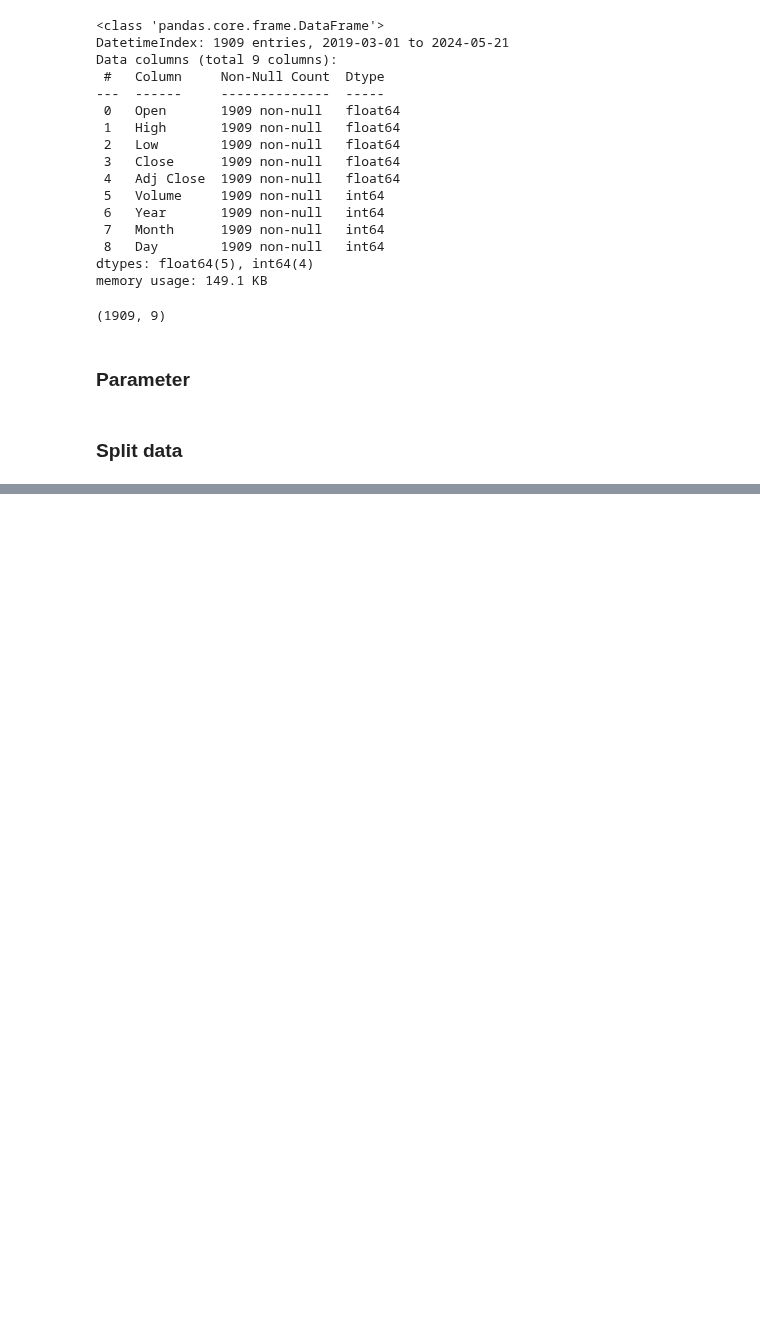
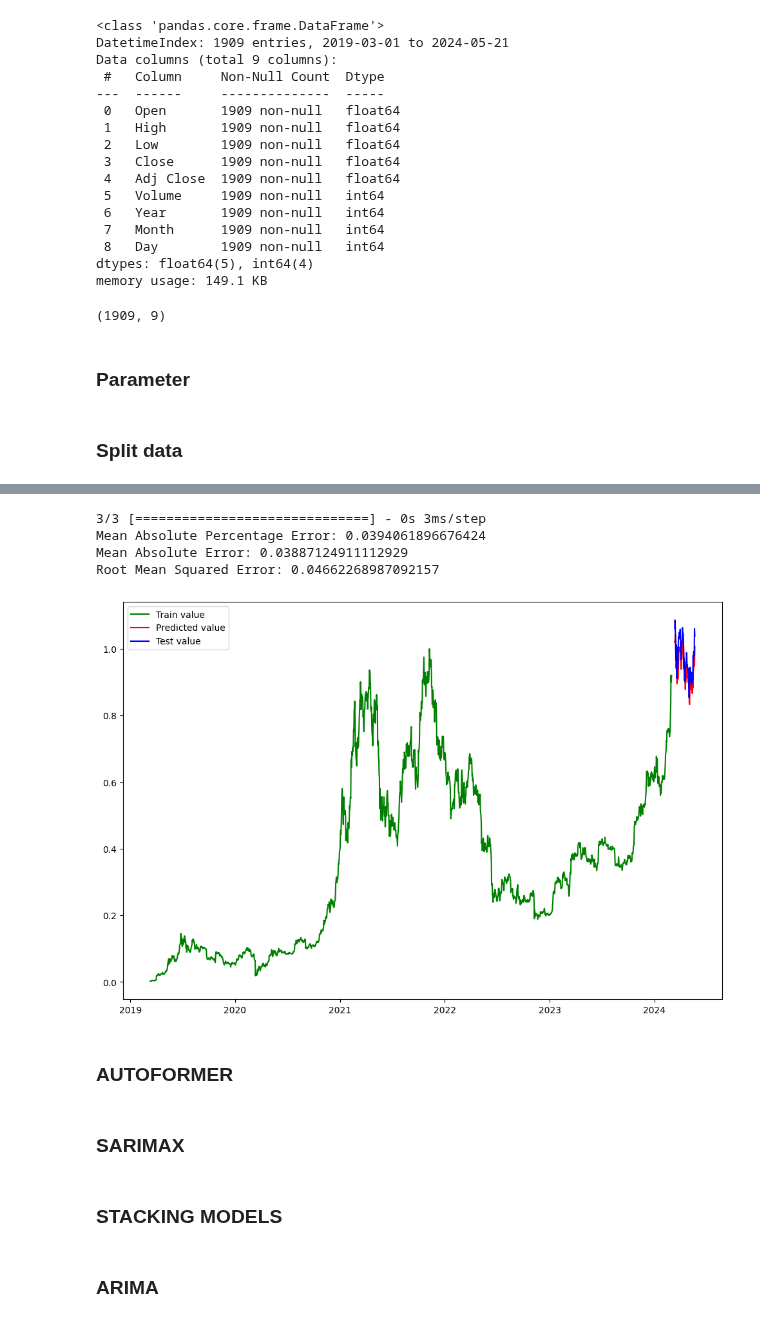
Before and after one commit to vmhoang1703/IS403-Project-Group13, a Jupyter notebook: Bitcoin/index.ipynb, the cells around one changed output, grey strips where cells are left out. Cells and saved outputs as stored; diff of their text form; code cells hidden in the pictures; blank space fills up the shorter version.

Commit message:
run lstm model

```diff
--- a/Bitcoin/index.ipynb
+++ b/Bitcoin/index.ipynb
@@ -208,0 +252,19 @@ def train_test_split(X, y,test_size, window_size=10 ):
+# %%
+def build_lstm_model(input_data, output_size, neurons=20, activ_func='linear',
+                     dropout=0.25, loss='mae', optimizer='adam'):
+    model = Sequential()
+
+    model.add(LSTM(neurons, input_shape=input_data.shape))
+    model.add(Dropout(dropout))
+    model.add(Dense(units=output_size))
+    model.add(Activation(activ_func))
+
+    model.compile(loss=loss, optimizer=optimizer)
+    return model
+# %%
+model_LSTM = build_lstm_model(
+    X_train, output_size=1, neurons=lstm_neurons, dropout=dropout, loss=loss,
+    optimizer=optimizer)
+# %%
+history = model_LSTM.fit(
+    X_train, y_train, epochs=epochs, batch_size=batch_size, verbose=1, shuffle=True)
@@ -208,0 +289,30 @@ def train_test_split(X, y,test_size, window_size=10 ):
+# %%
+pred_LSTM = model_LSTM.predict(X_test)
+mape = mean_absolute_percentage_error(y_test, pred_LSTM)
+mae = mean_absolute_error(y_test,pred_LSTM)
+mse = mean_squared_error(y_test, pred_LSTM)
+print(f'Mean Absolute Percentage Error: {mape}')
+print(f'Mean Absolute Error: {mae}')
+print(f'Root Mean Squared Error: {math.sqrt(mse)}')
+# %% [output]
+3/3 [==============================] - 0s 3ms/step
+Mean Absolute Percentage Error: 0.0394061896676424
+Mean Absolute Error: 0.03887124911112929
+Root Mean Squared Error: 0.04662268987092157
+# %%
+plt.figure(figsize=(12, 8))
+plt.plot(pd.DataFrame(y_train).index.to_list(),pd.DataFrame(y_train),color='green',label='Train value')
+plt.plot(pd.DataFrame(y_test).index.to_list(), pd.DataFrame(pred_LSTM.reshape(-1)), color='red', label='Predicted value')
+plt.plot(pd.DataFrame(y_test).index.to_list(), pd.DataFrame(y_test), color='blue', label='Test value')
+plt.legend()
+plt.show()
+# %% [output]
+[figure, added]
+# %% [markdown]
+### AUTOFORMER ###
+# %% [markdown]
+### SARIMAX ###
+# %% [markdown]
+### STACKING MODELS ###
+# %% [markdown]
+### ARIMA ###
```
Also changed, not shown: parts of 20 cells of this notebook.
